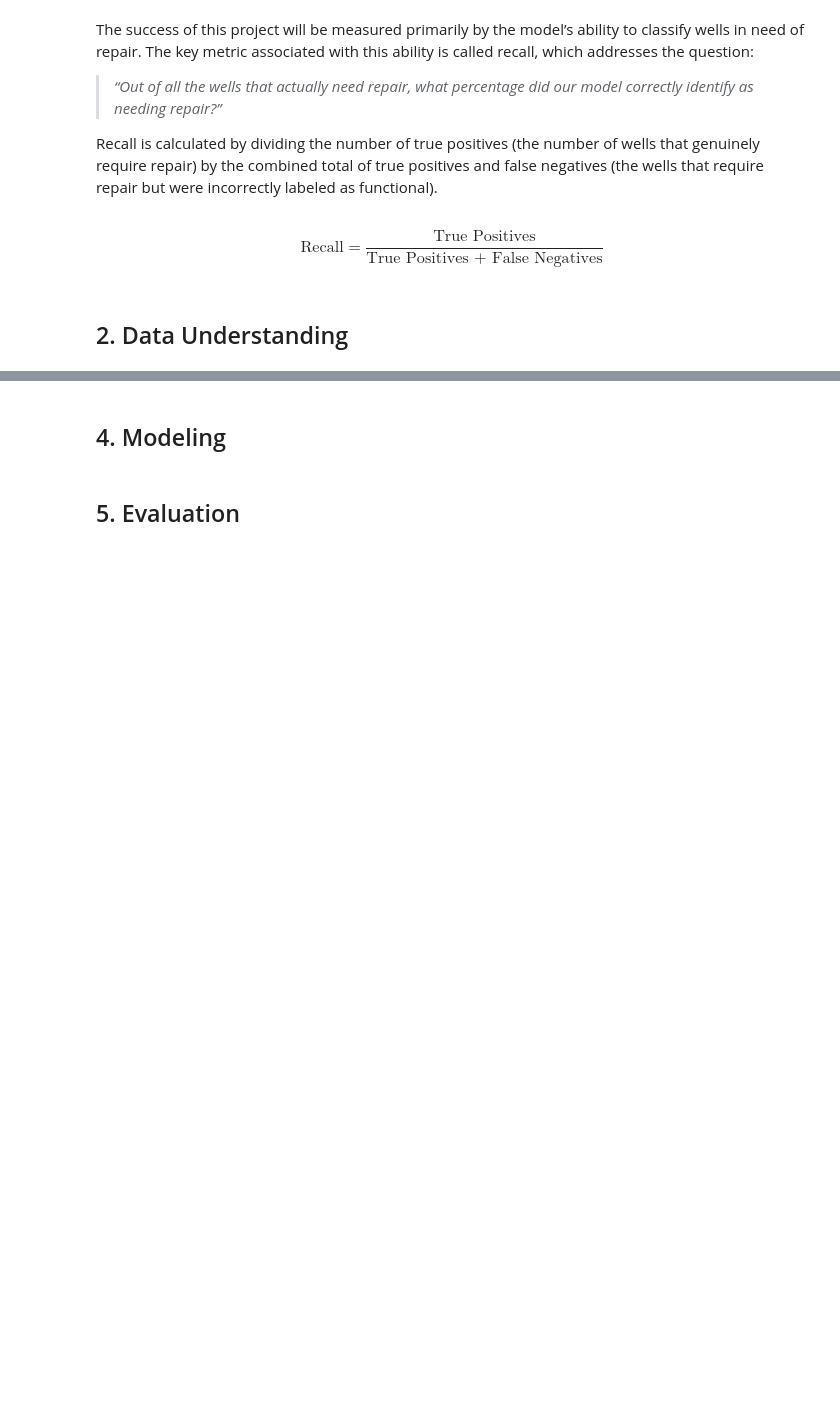
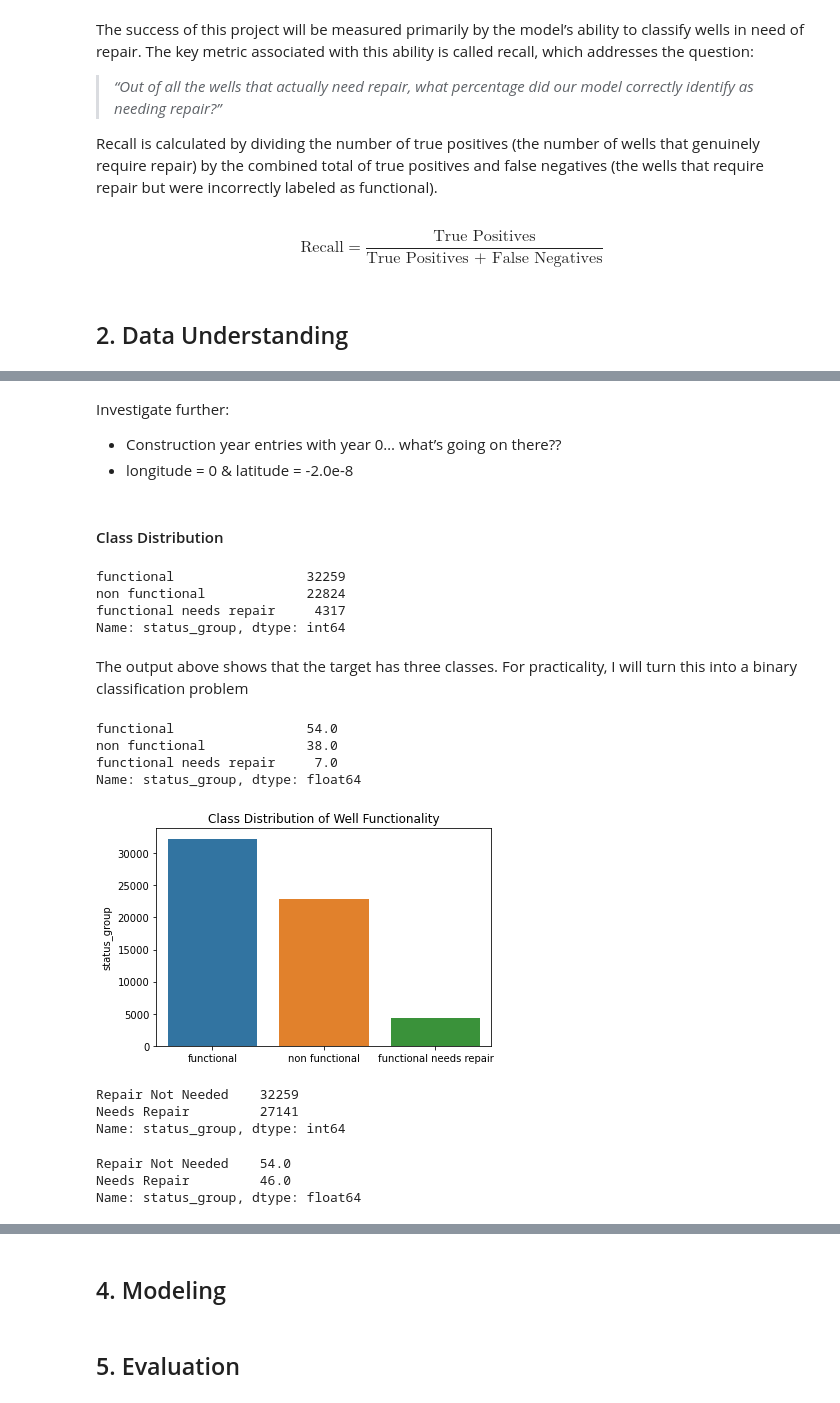
Before and after one commit to ckucewicz/Water_well_classification, a Jupyter notebook: Notebook.ipynb, the cells around one changed output, grey strips where cells are left out. Cells and saved outputs as stored; diff of their text form; code cells hidden in the pictures; blank space fills up the shorter version.

```diff
--- a/Notebook.ipynb
+++ b/Notebook.ipynb
@@ -51,0 +303,32 @@ df_training_data = pd.read_csv('./data/training_set_values.csv')
+# %% [markdown]
+Investigate further:
+- Construction year entries with year 0… what’s going on there??
+- longitude = 0 & latitude = -2.0e-8
+# %% [markdown]
+#### Class Distribution
+# %%
+# Gives the class distribution for the target
+training_data.status_group.value_counts()
+# %% [output]
+functional                 32259
+non functional             22824
+functional needs repair     4317
+Name: status_group, dtype: int64
+# %% [markdown]
+The output above shows that the target has three classes. For practicality, I will turn this into a binary classification problem
+# %%
+# Gives the class distribution for the target as a percentage
+
+round(training_data.status_group.value_counts(normalize = True), 2) * 100
+# %% [output]
+functional                 54.0
+non functional             38.0
+functional needs repair     7.0
+Name: status_group, dtype: float64
+# %%
+# Barplot of the class distribution
+sns.barplot(x = training_data.status_group.value_counts().index,
+            y = training_data.status_group.value_counts(),
+).set_title('Class Distribution of Well Functionality');
+# %% [output]
+[figure, added]
@@ -51,0 +338,15 @@ df_training_data = pd.read_csv('./data/training_set_values.csv')
+# %%
+# Gives the class distribution for the target
+training_data.status_group.value_counts()
+# %% [output]
+Repair Not Needed    32259
+Needs Repair         27141
+Name: status_group, dtype: int64
+# %%
+# Gives the class distribution for the target as a percentage
+
+round(training_data.status_group.value_counts(normalize = True), 2) * 100
+# %% [output]
+Repair Not Needed    54.0
+Needs Repair         46.0
+Name: status_group, dtype: float64
```
Also changed, not shown: parts of 32 cells of this notebook.
